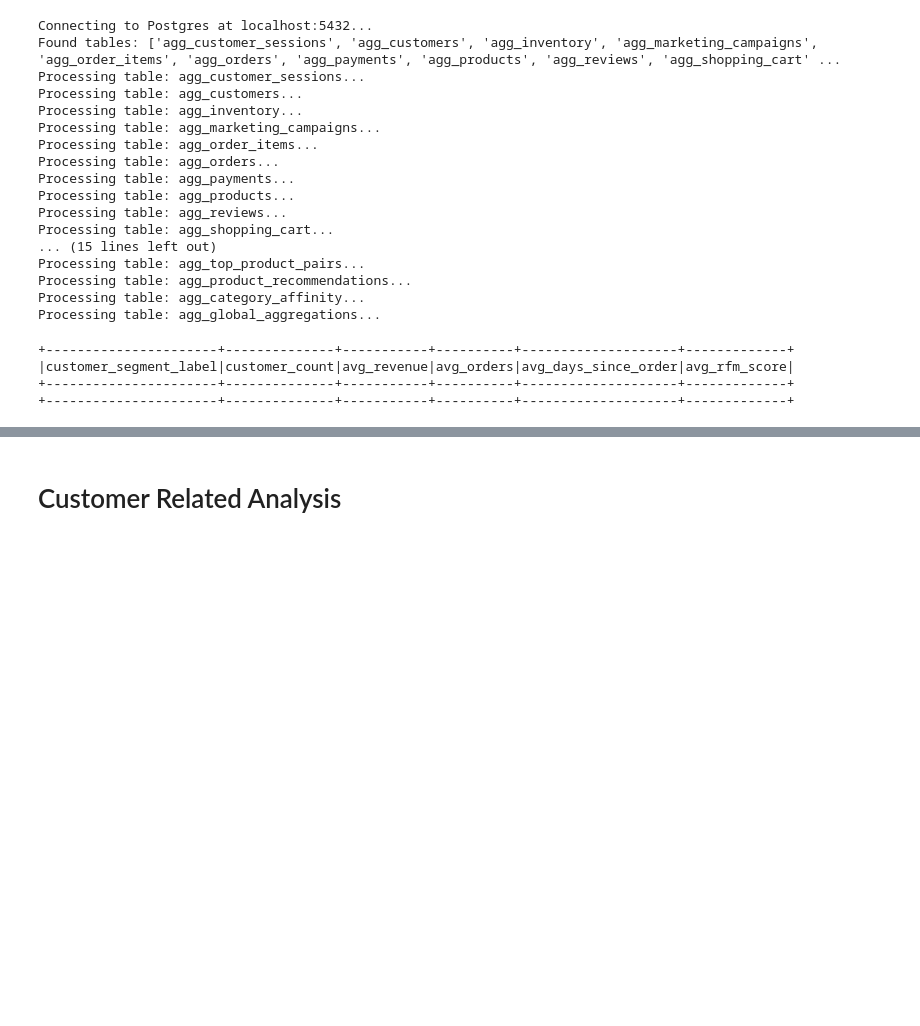
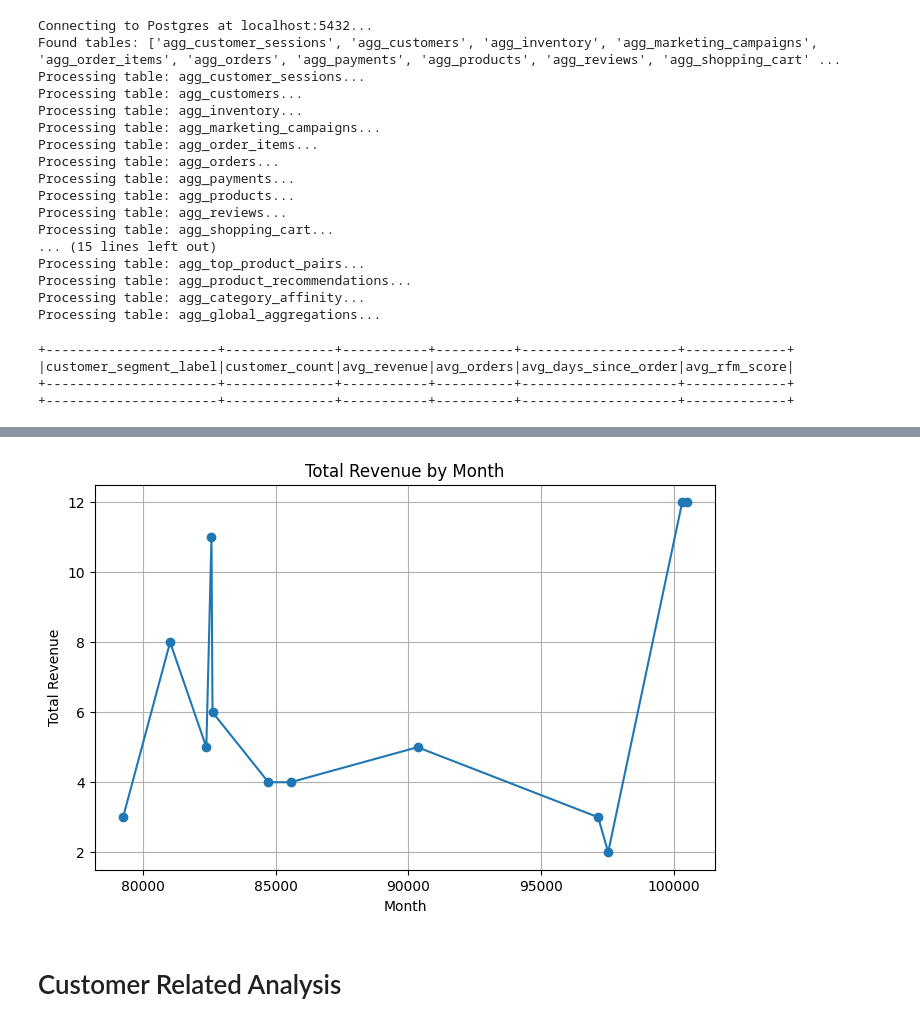
Before and after one commit to haq2682/pulse, a Jupyter notebook: analysis/analysis.ipynb, the cells around one changed output, grey strips where cells are left out. Saved outputs shown, nothing was run; the diff lists cells and outputs as text; code cells hidden in the pictures; blank space fills up the shorter version.

```diff
--- a/analysis/analysis.ipynb
+++ b/analysis/analysis.ipynb
@@ -155,0 +205,26 @@ dataframes["agg_rfm_segment_summary"].show(5)
+# %%
+def revenue_over_time(df, date_col="order_placed_at", grain="day"):
+    if df is None or df[date_col] is None:
+        return None
+    df_g = add_time_grain(df, date_col=date_col, grain=grain)
+
+    if grain == "day":
+        group_cols = ["grain_date"]
+        order_cols = ["grain_date"]
+    elif grain == "week":
+        group_cols = ["grain_year", "grain_week"]
+        order_cols = ["grain_year", "grain_week"]
+    else:  # month
+        group_cols = ["grain_year", "grain_month"]
+        order_cols = ["grain_year", "grain_month"]
+
+    return (
+        df_g.groupBy(*group_cols)
+            .agg(F.sum("total_amount").alias("total_revenue"))
+            .orderBy(*order_cols)
+    )
+
+if not is_column_all_null_or_zero(dataframes["agg_orders"], "order_placed_at"):
+    daily_revenue   = revenue_over_time(dataframes["agg_orders"], date_col="order_placed_at", grain="day")
+    weekly_revenue  = revenue_over_time(dataframes["agg_orders"], date_col="order_placed_at", grain="week")
+    monthly_revenue = revenue_over_time(dataframes["agg_orders"], date_col="order_placed_at", grain="month")
@@ -156,3 +269,19 @@ dataframes["agg_rfm_segment_summary"].show(5)
+# %%
+import matplotlib.pyplot as plt
+
+# Collect data to pandas for plotting
+monthly_reve_pd = monthly_revenue.select("grain_month", "total_revenue").toPandas()
+monthly_reve_pd = monthly_reve_pd.sort_values("total_revenue", ascending=False).head(12)
+monthly_reve_pd
+plt.figure(figsize=(8, 5))
+plt.plot( monthly_reve_pd["total_revenue"],monthly_reve_pd["grain_month"], marker='o')
+plt.xlabel("Month")
+plt.ylabel("Total Revenue")
+plt.title("Total Revenue by Month")
+plt.grid(True)
+plt.show()
+# %% [output]
+[figure, added]
 # %% [markdown]
 # Customer Related Analysis
 # %% [markdown]
```
Also changed, not shown: parts of 50 cells of this notebook.
